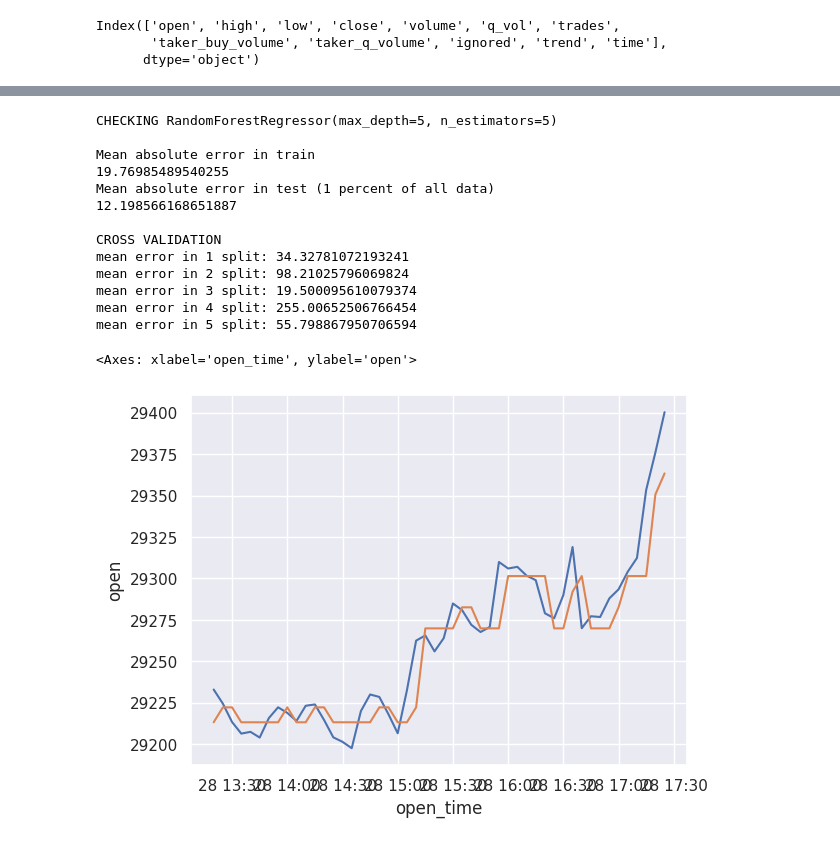
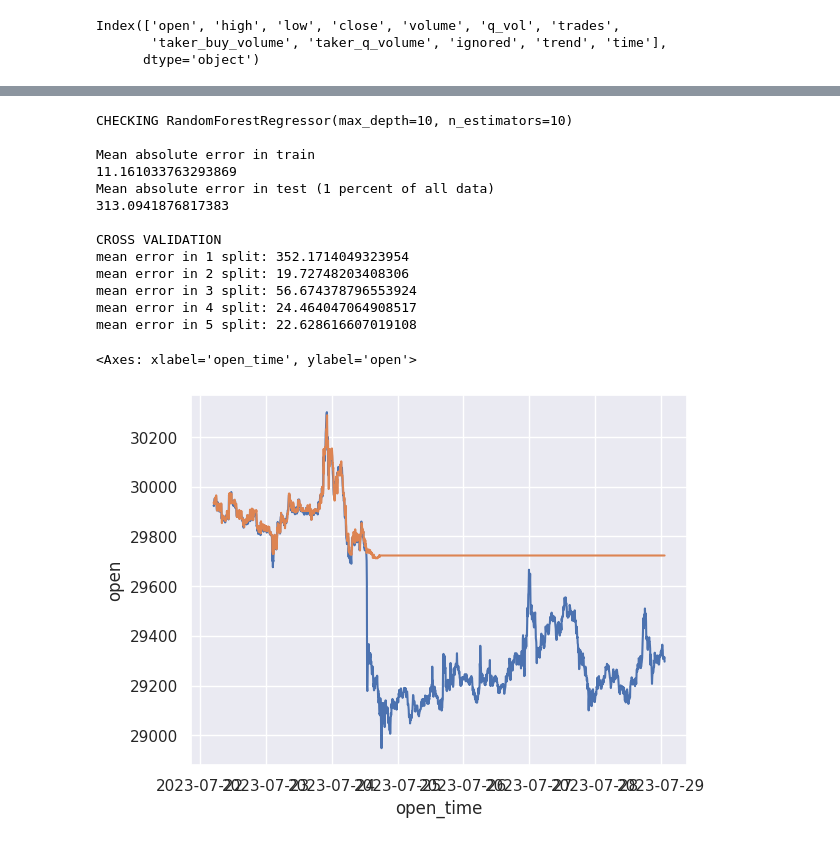
Before and after one commit to KolyaYashin/notebooks, a Jupyter notebook: crypto_upgrade.ipynb, the cells around one changed output, grey strips where cells are left out. Drawn from its saved outputs; the diff is of its cells as text; code cells hidden in the pictures.

Commit message:
models checking

```diff
--- a/crypto_upgrade.ipynb
+++ b/crypto_upgrade.ipynb
@@ -7,14 +7,16 @@ import pandas as pd
 from binance.client import Client
 import seaborn as sns
 import matplotlib.pyplot as plt
-sns.set()
+from sklearn.neighbors import KNeighborsRegressor
+from sklearn.svm import SVR
 import sklearn
-from sklearn.linear_model import LinearRegression, Lasso, Ridge, LogisticRegression
+from sklearn.linear_model import LinearRegression, Lasso, Ridge, LogisticRegression, ElasticNet
+from sklearn.svm import LinearSVR
 from sklearn.neural_network import MLPClassifier
 from sklearn.metrics import r2_score, mean_squared_error, mean_absolute_error, mean_squared_log_error
 from sklearn.metrics import mean_absolute_percentage_error
 from sklearn.metrics import accuracy_score, f1_score, roc_auc_score, precision_score, recall_score
-from sklearn.ensemble import RandomForestRegressor, RandomForestClassifier
+from sklearn.ensemble import RandomForestRegressor, RandomForestClassifier, GradientBoostingRegressor, StackingRegressor
 from xgboost import XGBRegressor
 from sklearn.model_selection import cross_val_score
 from sklearn.model_selection import  TimeSeriesSplit
@@ -176,6 +163,8 @@ hourofday = pd.Series(map(lambda x: x.time().hour, X.index), index=X.index)
 X['day_of_month'] = dayofmonth
 X['day_of_week'] = dayofweek
 X['hour_of_day'] = hourofday
+X['const'] = np.ones(len(X))
+X['time'] = np.arange(1,len(X)+1)
 # %%
 def add_lags(X,count=72):
     for i in range(1,count+1):
@@ -248,7 +239,7 @@ def timeseries_train_test_split(X, y, test_size):
     y_test = y.iloc[test_index:]
 
     return X_train, X_test, y_train, y_test
-X_train, X_test, y_train, y_test = timeseries_train_test_split(X, y, test_size=0.01)
+X_train, X_test, y_train, y_test = timeseries_train_test_split(X, y, test_size=0.1)
 # %%
 def check_model_with_CV(model):
     print(f'CHECKING {model}')
@@ -292,24 +283,24 @@ mean error in 5 split: 13.778360382622374
 # %%
-tree = check_model_with_CV(RandomForestRegressor(n_estimators=5, max_depth=5))
+tree = check_model_with_CV(RandomForestRegressor(n_estimators=10,max_depth=10))
 
 sns.lineplot(y_test)
 sns.lineplot(pd.Series(tree.predict(X_test), index = y_test.index))
 # %% [output]
-CHECKING RandomForestRegressor(max_depth=5, n_estimators=5)
+CHECKING RandomForestRegressor(max_depth=10, n_estimators=10)
 
 Mean absolute error in train
-19.76985489540255
+11.161033763293869
 Mean absolute error in test (1 percent of all data)
-12.198566168651887
+313.0941876817383
 
 CROSS VALIDATION
-mean error in 1 split: 34.32781072193241
-mean error in 2 split: 98.21025796069824
-mean error in 3 split: 19.500095610079374
-mean error in 4 split: 255.00652506766454
-mean error in 5 split: 55.798867950706594
+mean error in 1 split: 352.1714049323954
+mean error in 2 split: 19.72748203408306
+mean error in 3 split: 56.674378796553924
+mean error in 4 split: 24.464047064908517
+mean error in 5 split: 22.628616607019108
 <Axes: xlabel='open_time', ylabel='open'>
-[figure, old version]
+[figure, new version]
 # %%
 lasso = check_model_with_CV(Lasso(alpha=5,max_iter=5000))
 
```
Also changed, not shown: parts of 24 cells of this notebook.
